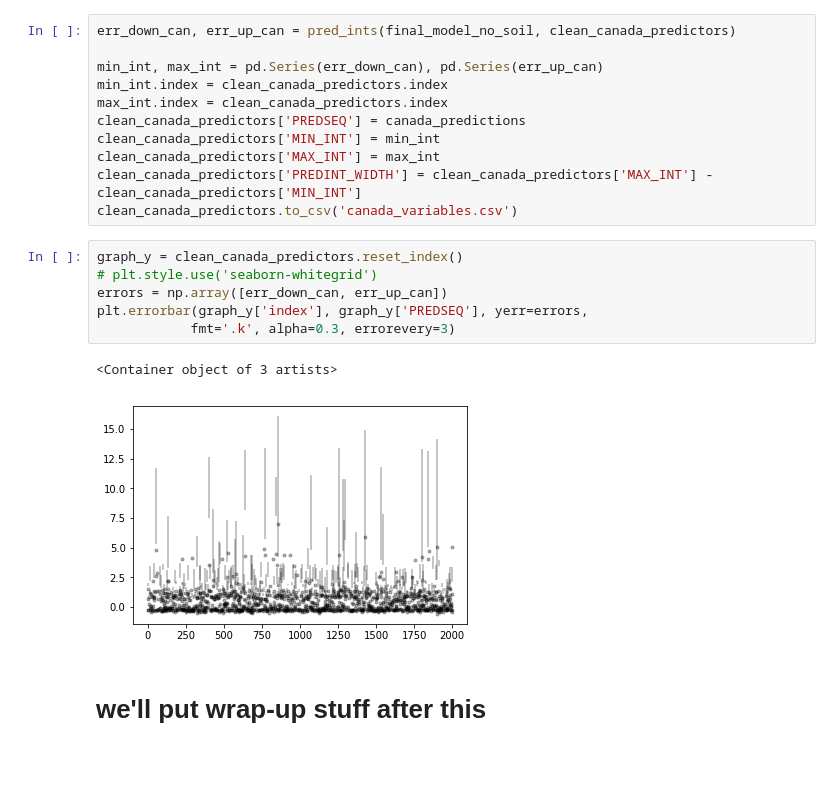
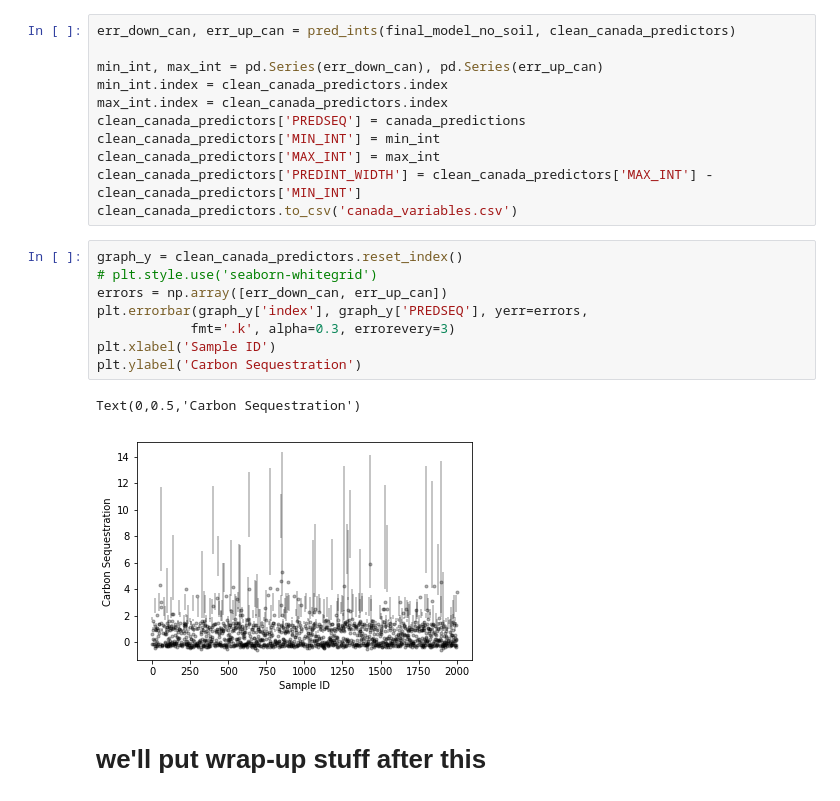
Before and after one commit to nataliamush/carbon-sequestration-fa18, a Jupyter notebook: final_notebook.ipynb, the cells around one changed output. Drawn from its saved outputs; the diff is of its cells as text; blank space fills up the shorter version.

```diff
--- a/final_notebook.ipynb
+++ b/final_notebook.ipynb
@@ -738,12 +817,14 @@ clean_canada_predictors.to_csv('canada_variables.csv')
 # %%
 graph_y = clean_canada_predictors.reset_index()
 # plt.style.use('seaborn-whitegrid')
 errors = np.array([err_down_can, err_up_can])
 plt.errorbar(graph_y['index'], graph_y['PREDSEQ'], yerr=errors,
             fmt='.k', alpha=0.3, errorevery=3)
+plt.xlabel('Sample ID')
+plt.ylabel('Carbon Sequestration')
 # %% [output]
-<Container object of 3 artists>
+Text(0,0.5,'Carbon Sequestration')
-[figure, old version]
+[figure, new version]
 # %% [markdown]
 # we'll put wrap-up stuff after this
 # %% [markdown]
```
Also changed, not shown: parts of 26 cells of this notebook.
